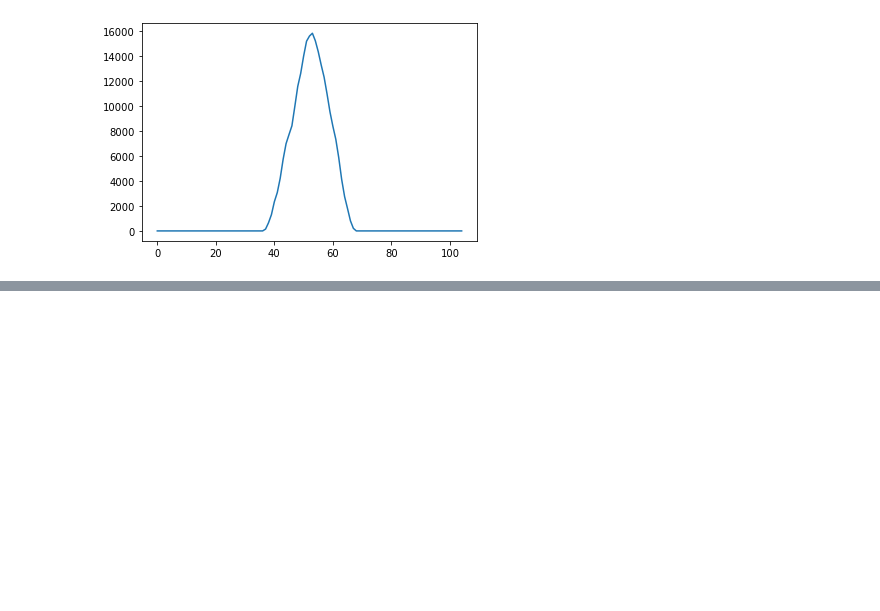
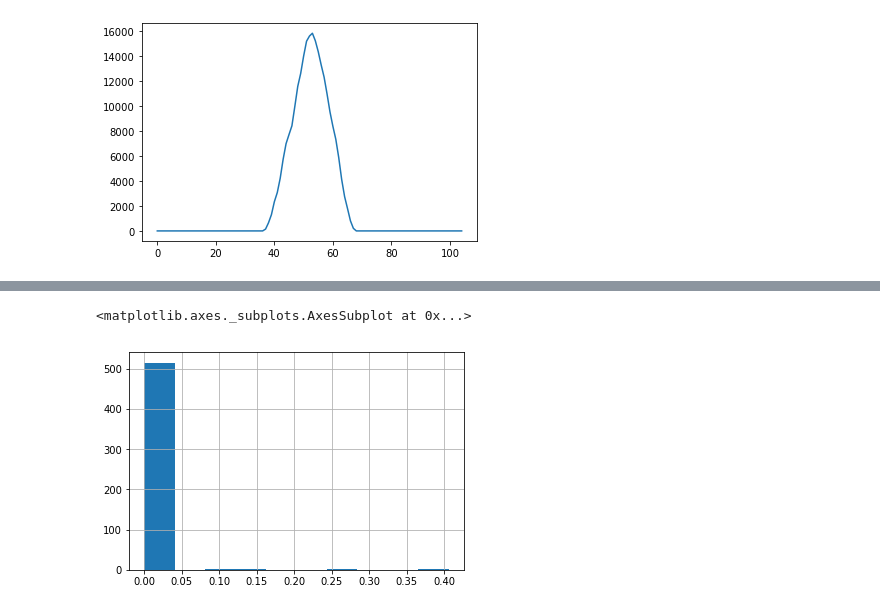
Before and after one commit to epfl-ada/ada-2021-project-sunshine-analytica, a Jupyter notebook: HW2ADA.ipynb, the cells around one changed output, grey strips where cells are left out. Cells and saved outputs as stored; diff of their text form; code cells hidden in the pictures; blank space fills up the shorter version.

Commit message:
correlation between speeches of 2 politician
case of Trump and Biden in 2020 using tfidf

```diff
--- a/HW2ADA.ipynb
+++ b/HW2ADA.ipynb
@@ -41,0 +66,3 @@ plt.plot(np.correlate(signal_Donald_Trump, signal_Joe_Biden, 'full')); # TODO ge
+# %%
+Trump = pd.read_csv("Trump_2020")
+Biden = pd.read_csv("Biden_2020")
@@ -41,0 +112,45 @@ plt.plot(np.correlate(signal_Donald_Trump, signal_Joe_Biden, 'full')); # TODO ge
+# %%
+def process_sentence(sentence):
+    sentence = sentence.replace(",", "")
+    sentence = sentence.replace(".", "")
+    sentence = sentence.replace(";", "")
+    sentence = sentence.replace("!", "")
+    sentence = sentence.replace("?", "")
+    return sentence.split(" ")
+
+def tf(word,sentence):
+    word = word.lower()
+    my_arr = process_sentence(sentence)
+    count = 0
+    for k in range (len(my_arr)):
+        if (word == my_arr[k].lower()):
+            count+=1
+    return count/(len(my_arr))
+
+def idf(word, df):
+    word = word.lower()
+    c = 0
+    n = 0
+    for i in df.index:
+        sentence = df["quotation"][i]
+        my_arr = process_sentence(sentence)
+        if (word in my_arr):
+            c+=1
+        n+=1
+    return np.log(n/(c+1))
+
+def tfidf(word, df, sentence):
+    return tf(word,sentence) * idf(word, df)
+
+def diff_day(dt1, dt2):
+    diff = dt2-dt1
+    return diff.days
+# %%
+tfidf = Biden_target.quotation.apply(lambda x: tfidf("war",Biden_target,x))
+# %%
+Biden_target["tfidf"] = tfidf
+# %%
+Biden_target.tfidf.hist()
+# %% [output]
+<matplotlib.axes._subplots.AxesSubplot at 0x...>
+[figure, added]
```
Also changed, not shown: parts of 12 cells of this notebook, 2 other files.
